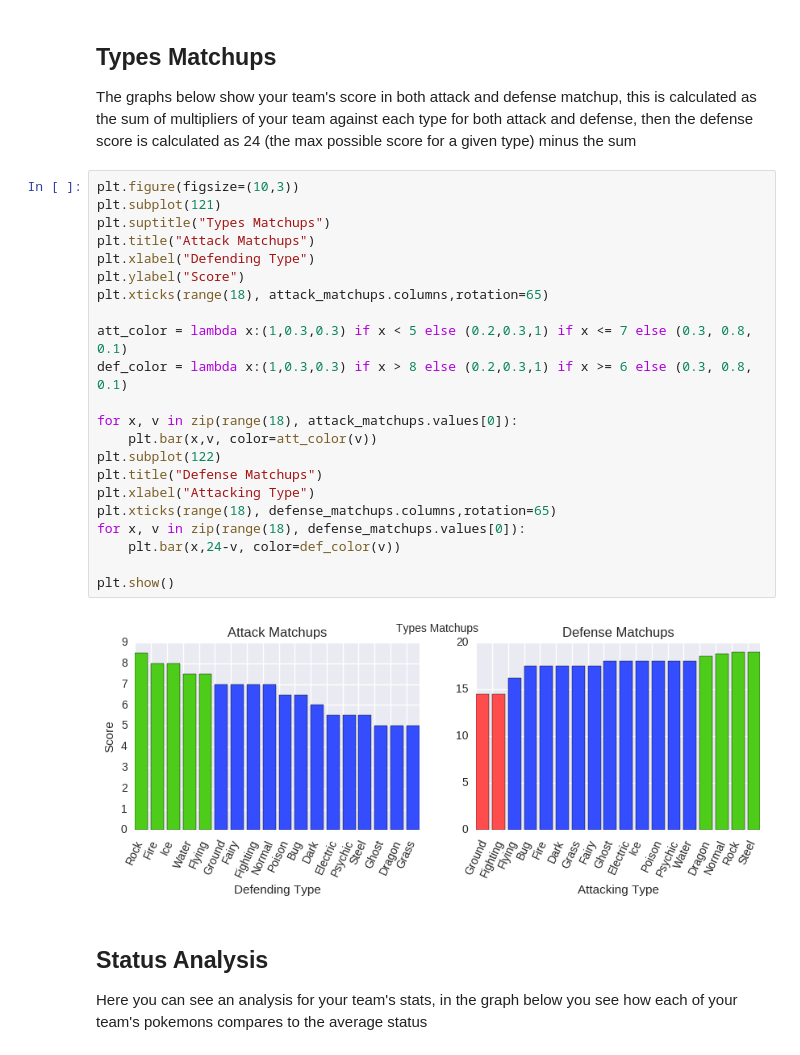
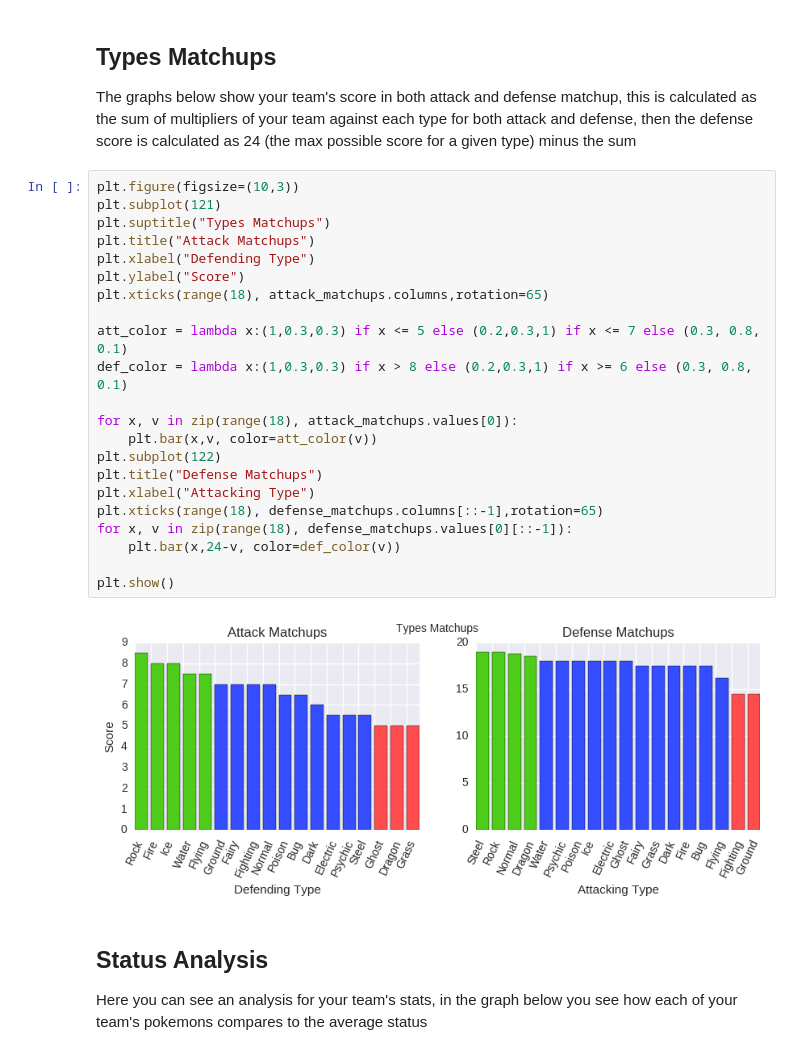
Before and after one commit to victorgcapone/datascience, a Jupyter notebook: Pokemon/Pokemon - Team Composition Analysis.ipynb, the cells around one changed output. Cells and saved outputs as stored; diff of their text form.

```diff
--- a/Pokemon/Pokemon - Team Composition Analysis.ipynb
+++ b/Pokemon/Pokemon - Team Composition Analysis.ipynb
@@ -81,27 +81,27 @@ The graphs below show your team's score in both attack and defense matchup, this
 # %%
 plt.figure(figsize=(10,3))
 plt.subplot(121)
 plt.suptitle("Types Matchups")
 plt.title("Attack Matchups")
 plt.xlabel("Defending Type")
 plt.ylabel("Score")
 plt.xticks(range(18), attack_matchups.columns,rotation=65)
 
-att_color = lambda x:(1,0.3,0.3) if x < 5 else (0.2,0.3,1) if x <= 7 else (0.3, 0.8, 0.1)
+att_color = lambda x:(1,0.3,0.3) if x <= 5 else (0.2,0.3,1) if x <= 7 else (0.3, 0.8, 0.1)
 def_color = lambda x:(1,0.3,0.3) if x > 8 else (0.2,0.3,1) if x >= 6 else (0.3, 0.8, 0.1)
 
 for x, v in zip(range(18), attack_matchups.values[0]):
     plt.bar(x,v, color=att_color(v))
 plt.subplot(122)
 plt.title("Defense Matchups")
 plt.xlabel("Attacking Type")
-plt.xticks(range(18), defense_matchups.columns,rotation=65)
-for x, v in zip(range(18), defense_matchups.values[0]):
+plt.xticks(range(18), defense_matchups.columns[::-1],rotation=65)
+for x, v in zip(range(18), defense_matchups.values[0][::-1]):
     plt.bar(x,24-v, color=def_color(v))
 
 plt.show()
 # %% [output]
-[figure, old version]
+[figure, new version]
 # %% [markdown]
 ## Status Analysis
 Here you can see an analysis for your team's stats, in the graph below you see how each of your team's pokemons compares to the average status
```
Also changed, not shown: parts of 4 cells of this notebook.
